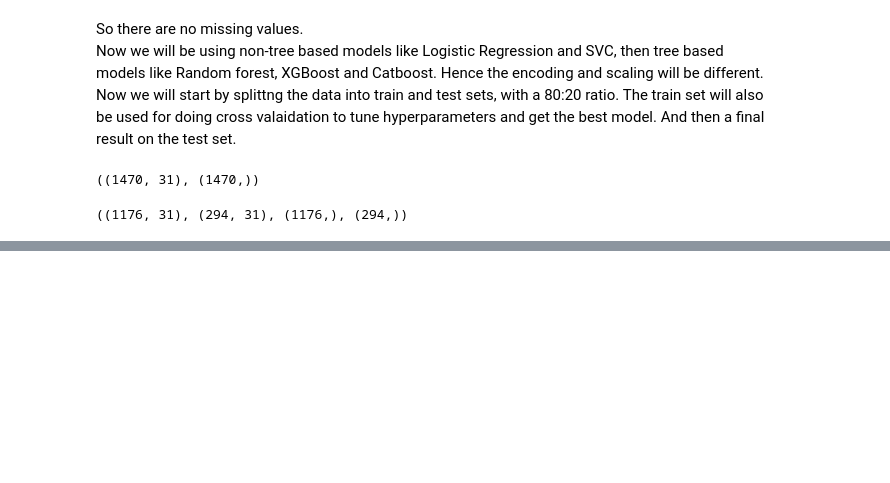
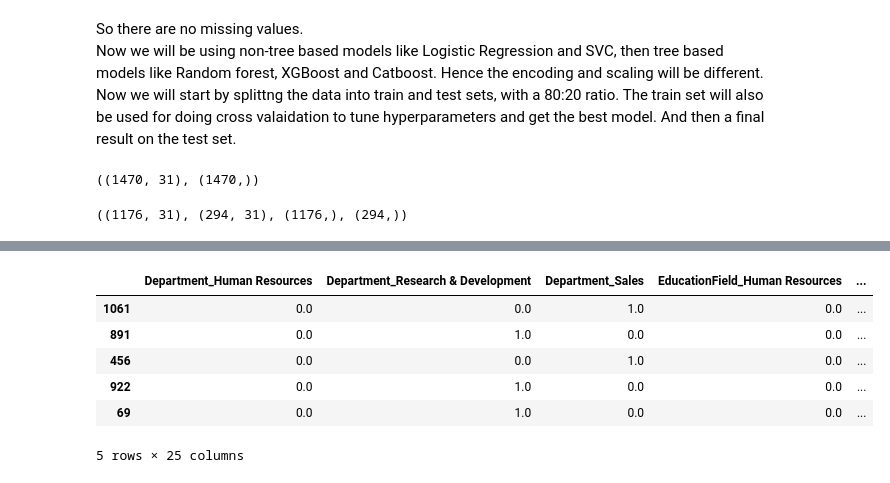
Before and after one commit to tatv047/Data-Science-for-Business, a Jupyter notebook: Human Resources Data/hrd_notebook.ipynb, the cells around one changed output, grey strips where cells are left out. Drawn from its saved outputs; the diff is of its cells as text; code cells hidden in the pictures; blank space fills up the shorter version.

```diff
--- a/Human Resources Data/hrd_notebook.ipynb
+++ b/Human Resources Data/hrd_notebook.ipynb
@@ -117,0 +212,10 @@ le = LabelEncoder()
+# %%
+ohe_test_df.head(5)
+# %% [output]
+|  | Department_Human Resources | Department_Research & Development | Department_Sales | EducationField_Human Resources | ... |
+| 1061 | 0.0 | 0.0 | 1.0 | 0.0 | ... |
+| 891 | 0.0 | 1.0 | 0.0 | 0.0 | ... |
+| 456 | 0.0 | 0.0 | 1.0 | 0.0 | ... |
+| 922 | 0.0 | 1.0 | 0.0 | 0.0 | ... |
+| 69 | 0.0 | 1.0 | 0.0 | 0.0 | ... |
+5 rows × 25 columns
```
Also changed, not shown: parts of 39 cells of this notebook, 1 other file.
